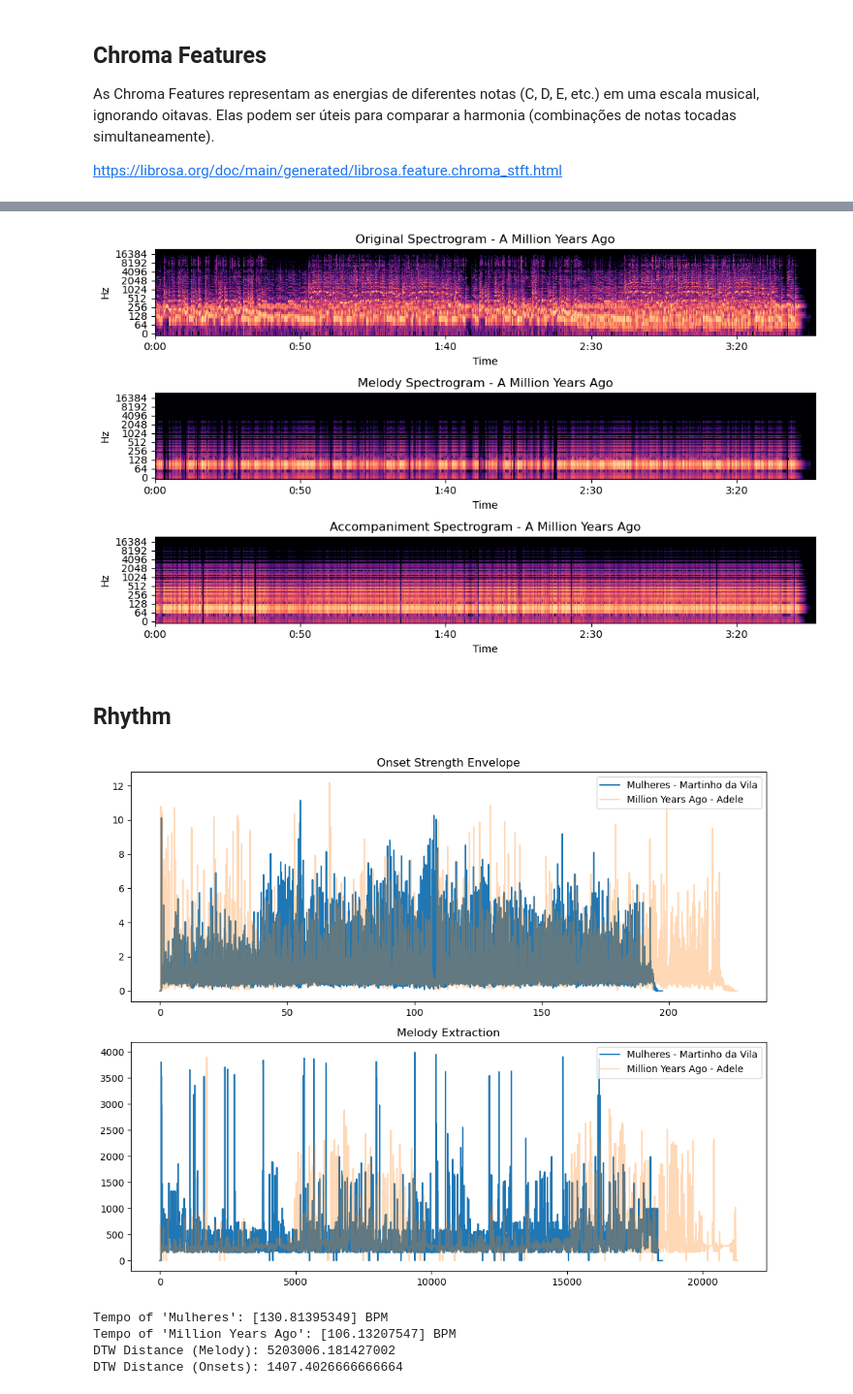
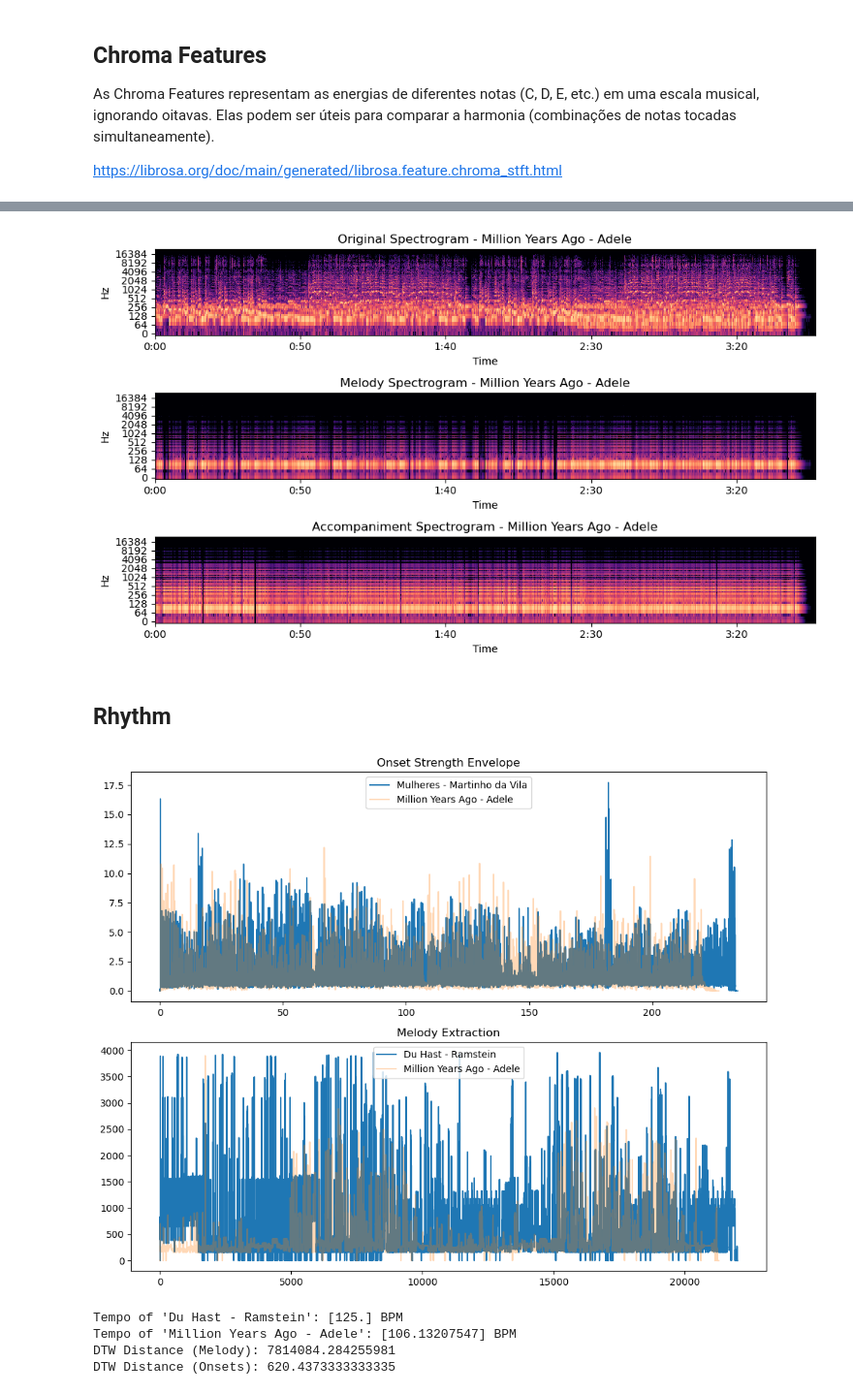
Before and after one commit to vanessaolivatto/music-analysis, a Jupyter notebook: acoustic_characteristics.ipynb, the cells around one changed output, grey strips where cells are left out. Shown at 97% size. Cells and saved outputs as stored; diff of their text form; code cells hidden in the pictures.

```diff
--- a/acoustic_characteristics.ipynb
+++ b/acoustic_characteristics.ipynb
@@ -8,8 +8,11 @@ import matplotlib.pyplot as plt
 import soundfile as sf
 from sklearn.decomposition import NMF
 # %%
-audio_1, sr_1 = librosa.load("Martinho_da_Vila_Mulheres.mp3", sr=None)
+#audio_1, sr_1 = librosa.load("Martinho_da_Vila_Mulheres.mp3", sr=None)
+audio_1, sr_1 = librosa.load("Ramstein_Du_Hast.mp3", sr=None)
 audio_2, sr_2 = librosa.load('Million_Years_Ago.mp3', sr=None)
+name_1 = "Du Hast - Ramstein"
+name_2 = "Million Years Ago - Adele"
 # %% [markdown]
 ## MFCC (Mel-frequency cepstral coefficients):
 
@@ -304,20 +268,20 @@ fig, axs = plt.subplots(3, 1, figsize=(10, 6))
 
 # Original spectrogram
 librosa.display.specshow(librosa.amplitude_to_db(S, ref=np.max), sr = sr_2, x_axis='time', y_axis='log', ax=axs[0])
-axs[0].set_title('Original Spectrogram - A Million Years Ago')
+axs[0].set_title(f"Original Spectrogram - {name_2}")
 
 # Melody spectrogram
 librosa.display.specshow(librosa.amplitude_to_db(np.abs(librosa.stft(melody_audio))), sr = sr_2, x_axis='time', y_axis='log', ax=axs[1])
-axs[1].set_title('Melody Spectrogram - A Million Years Ago')
+axs[1].set_title(f"Melody Spectrogram - {name_2}")
 
 # Accompaniment spectrogram
 librosa.display.specshow(librosa.amplitude_to_db(np.abs(librosa.stft(accompaniment_audio))), sr = sr_2, x_axis='time', y_axis='log', ax=axs[2])
-axs[2].set_title('Accompaniment Spectrogram - A Million Years Ago')
+axs[2].set_title(f"Accompaniment Spectrogram - {name_2}")
 
 plt.tight_layout()
 plt.show()
 # %% [output]
-[figure, old version]
+[figure, new version]
 # %% [markdown]
 ## Rhythm
 # %%
@@ -374,39 +338,39 @@ def compute_dtw(sequence_1, sequence_2):
         raise ValueError("One or both sequences are empty after preprocessing.")
 
     # Perform DTW calculation
     distance, path = fastdtw(sequence_1, sequence_2, dist=euclidean)
     return distance, path
 
 
 dtw_melody_distance, melody_path = compute_dtw(melody_1, melody_2)
 dtw_onset_distance, onset_path = compute_dtw(onset_times_1, onset_times_2)
 
 # Visualization
 fig, ax = plt.subplots(2, 1, figsize=(10, 8))
 
 # Plot Onset Strengths
 ax[0].plot(librosa.times_like(onset_env_1, sr=sr_1), onset_env_1, label="Mulheres - Martinho da Vila")
 ax[0].plot(librosa.times_like(onset_env_2, sr=sr_2), onset_env_2, label="Million Years Ago - Adele", alpha=0.3)
 ax[0].set_title("Onset Strength Envelope")
 ax[0].legend()
 
 # Plot Melody Comparison
-ax[1].plot(melody_1, label="Mulheres - Martinho da Vila")
-ax[1].plot(melody_2, label="Million Years Ago - Adele", alpha=0.3)
+ax[1].plot(melody_1, label=f"{name_1}")
+ax[1].plot(melody_2, label=f"{name_2}", alpha=0.3)
 ax[1].set_title("Melody Extraction")
 ax[1].legend()
 
 plt.tight_layout()
 plt.show()
 
 # Results
-print("Tempo of 'Mulheres':", tempo_1, "BPM")
-print("Tempo of 'Million Years Ago':", tempo_2, "BPM")
+print(f"Tempo of '{name_1}':", tempo_1, "BPM")
+print(f"Tempo of '{name_2}':", tempo_2, "BPM")
 print("DTW Distance (Melody):", dtw_melody_distance)
 print("DTW Distance (Onsets):", dtw_onset_distance)
 # %% [output]
-[figure, old version]
+[figure, new version]
-Tempo of 'Mulheres': [130.81395349] BPM
-Tempo of 'Million Years Ago': [106.13207547] BPM
-DTW Distance (Melody): 5203006.181427002
-DTW Distance (Onsets): 1407.4026666666664
+Tempo of 'Du Hast - Ramstein': [125.] BPM
+Tempo of 'Million Years Ago - Adele': [106.13207547] BPM
+DTW Distance (Melody): 7814084.284255981
+DTW Distance (Onsets): 620.4373333333335
```
Also changed, not shown: parts of 10 cells of this notebook.
